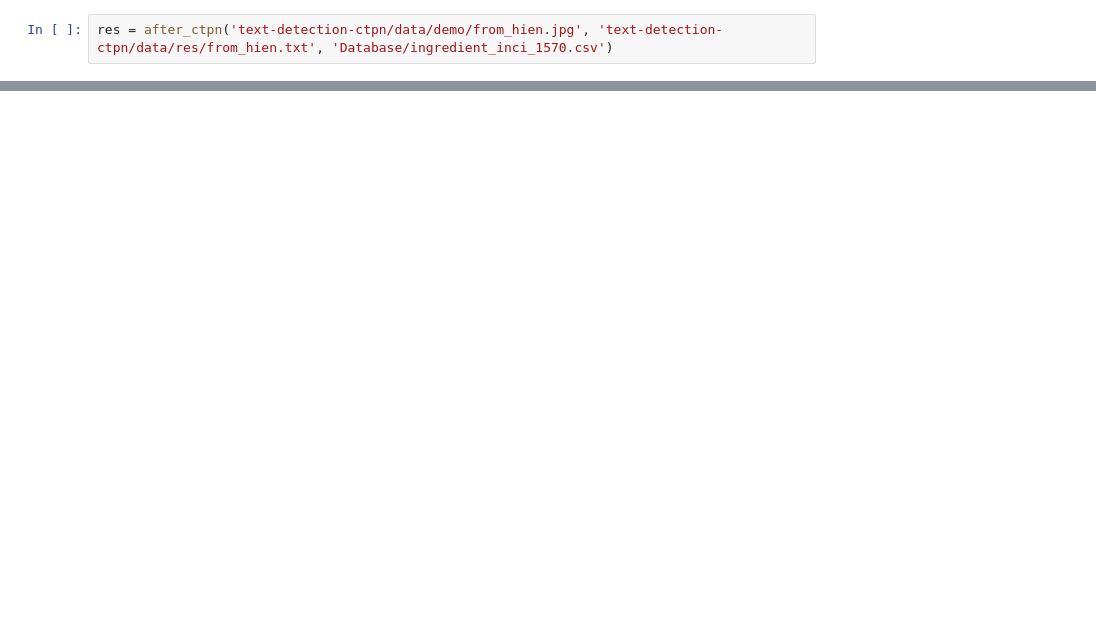
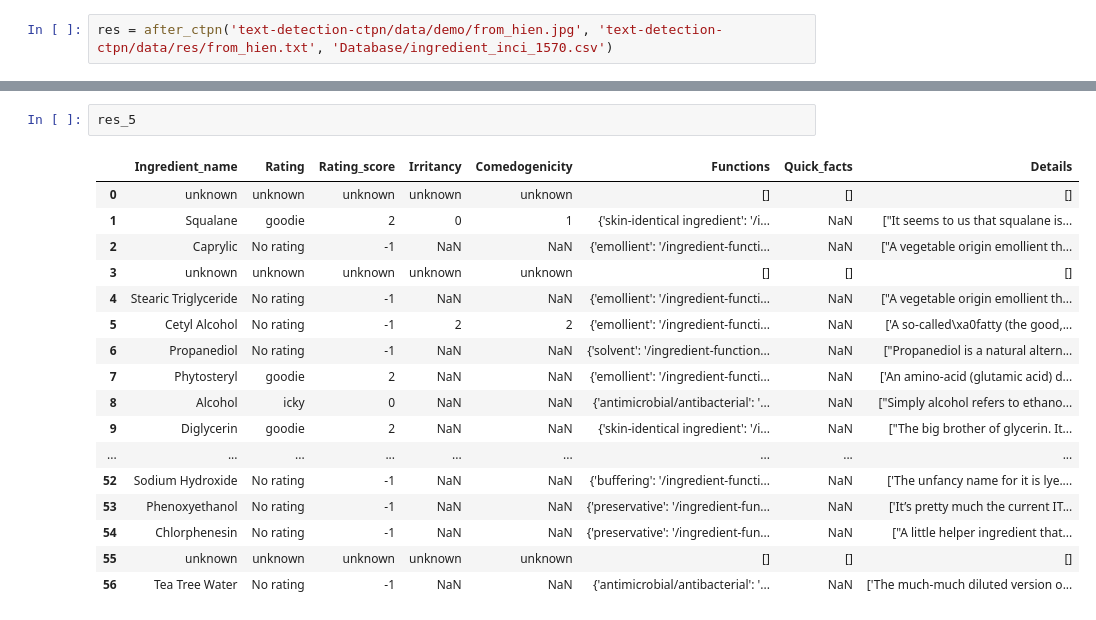
Before and after one commit to hienngn/coderschool-final-project, a Jupyter notebook: Functions.ipynb, the cells around one changed output, grey strips where cells are left out. Cells and saved outputs as stored; diff of their text form; blank space fills up the shorter version.

```diff
--- a/Functions.ipynb
+++ b/Functions.ipynb
@@ -697,0 +734,20 @@ res
+# %%
+res_5
+# %% [output]
+|  | Ingredient_name | Rating | Rating_score | Irritancy | Comedogenicity | Functions | Quick_facts | Details |
+| 0 | unknown | unknown | unknown | unknown | unknown | [] | [] | [] |
+| 1 | Squalane | goodie | 2 | 0 | 1 | {'skin-identical ingredient': '/i... | NaN | ["It seems to us that squalane is... |
+| 2 | Caprylic | No rating | -1 | NaN | NaN | {'emollient': '/ingredient-functi... | NaN | ["A vegetable origin emollient th... |
+| 3 | unknown | unknown | unknown | unknown | unknown | [] | [] | [] |
+| 4 | Stearic Triglyceride | No rating | -1 | NaN | NaN | {'emollient': '/ingredient-functi... | NaN | ["A vegetable origin emollient th... |
+| 5 | Cetyl Alcohol | No rating | -1 | 2 | 2 | {'emollient': '/ingredient-functi... | NaN | ['A so-called\xa0fatty (the good,... |
+| 6 | Propanediol | No rating | -1 | NaN | NaN | {'solvent': '/ingredient-function... | NaN | ["Propanediol is a natural altern... |
+| 7 | Phytosteryl | goodie | 2 | NaN | NaN | {'emollient': '/ingredient-functi... | NaN | ['An amino-acid (glutamic acid) d... |
+| 8 | Alcohol | icky | 0 | NaN | NaN | {'antimicrobial/antibacterial': '... | NaN | ["Simply alcohol refers to ethano... |
+| 9 | Diglycerin | goodie | 2 | NaN | NaN | {'skin-identical ingredient': '/i... | NaN | ["The big brother of glycerin. It... |
+| ... | ... | ... | ... | ... | ... | ... | ... | ... |
+| 52 | Sodium Hydroxide | No rating | -1 | NaN | NaN | {'buffering': '/ingredient-functi... | NaN | ['The unfancy name for it is lye.... |
+| 53 | Phenoxyethanol | No rating | -1 | NaN | NaN | {'preservative': '/ingredient-fun... | NaN | ['It’s pretty much the current IT... |
+| 54 | Chlorphenesin | No rating | -1 | NaN | NaN | {'preservative': '/ingredient-fun... | NaN | ["A little helper ingredient that... |
+| 55 | unknown | unknown | unknown | unknown | unknown | [] | [] | [] |
+| 56 | Tea Tree Water | No rating | -1 | NaN | NaN | {'antimicrobial/antibacterial': '... | NaN | ['The much-much diluted version o... |
```
Also changed, not shown: parts of 6 cells of this notebook, 2 other files.
